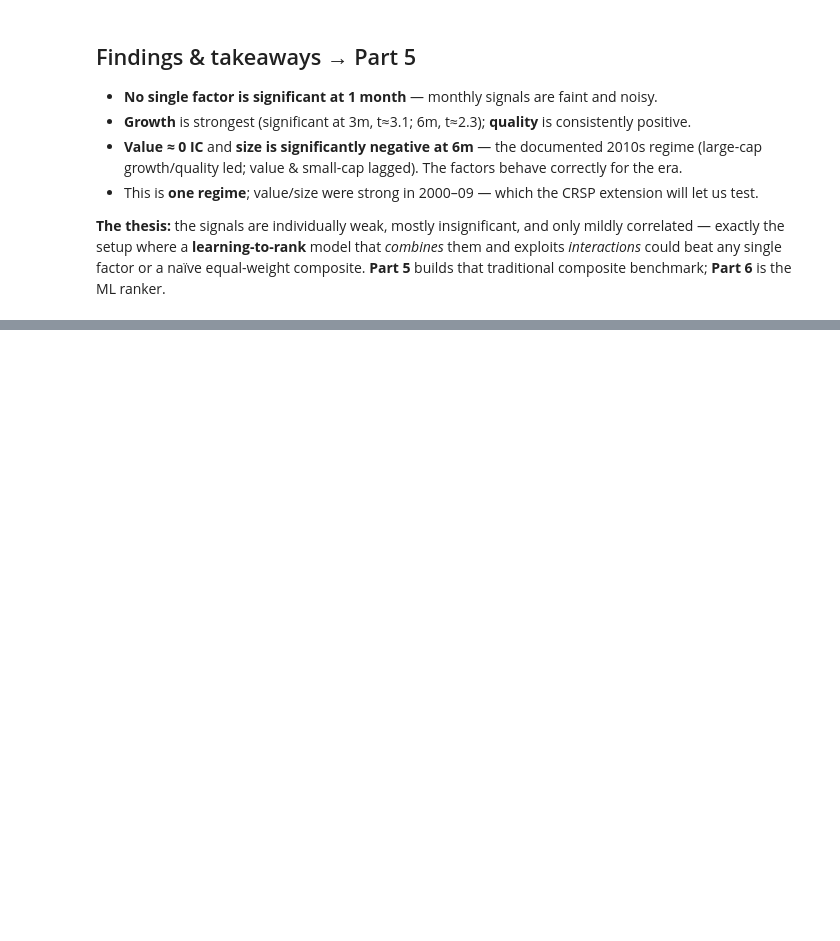
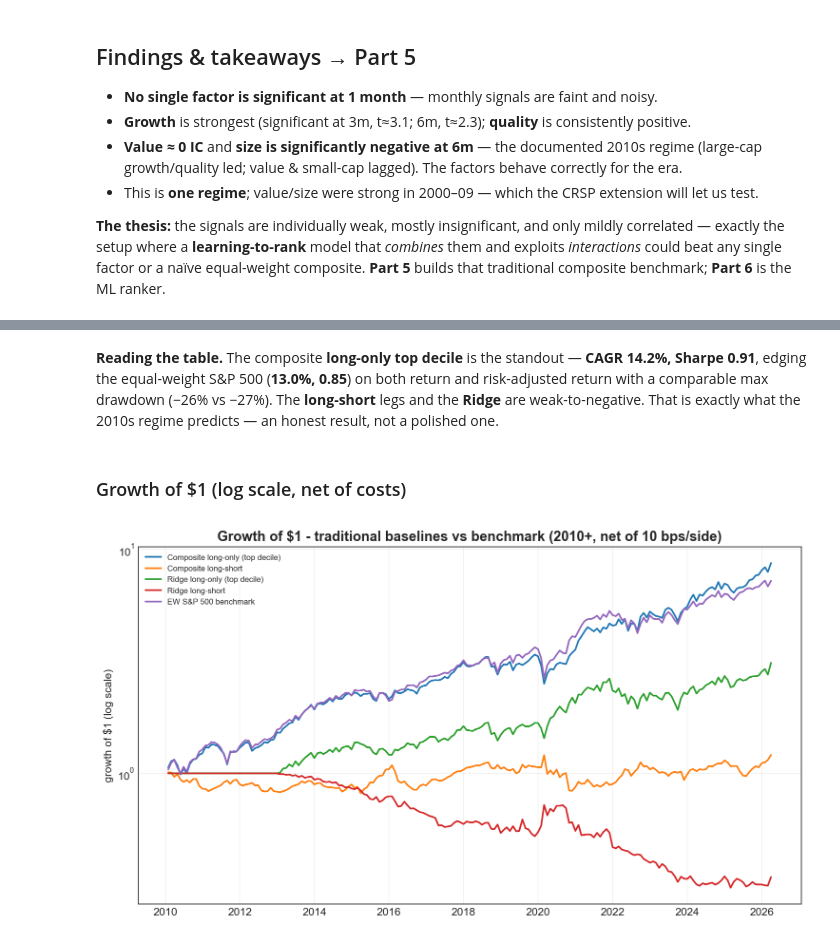
Before and after one commit to Taff1887/quant-factor-ranking, a Jupyter notebook: notebooks/research.ipynb, the cells around one changed output, grey strips where cells are left out. Drawn from its saved outputs; the diff is of its cells as text; code cells hidden in the pictures; blank space fills up the shorter version.

```diff
--- a/notebooks/research.ipynb
+++ b/notebooks/research.ipynb
@@ -357,0 +379,8 @@ composite benchmark; **Part 6** is the ML ranker.
+# %% [markdown]
+**Reading the table.** The composite **long-only top decile** is the standout — **CAGR 14.2%, Sharpe 0.91**, edging the equal-weight S&P 500 (**13.0%, 0.85**) on both return and risk-adjusted return with a comparable max drawdown (−26% vs −27%). The **long-short** legs and the **Ridge** are weak-to-negative. That is exactly what the 2010s regime predicts — an honest result, not a polished one.
+# %% [markdown]
+### Growth of \$1 (log scale, net of costs)
+# %%
+Image(filename=str(CHARTS / '05_cumulative_returns.png'))
+# %% [output]
+[figure, added]
```
Also changed, not shown: parts of 7 cells of this notebook.
